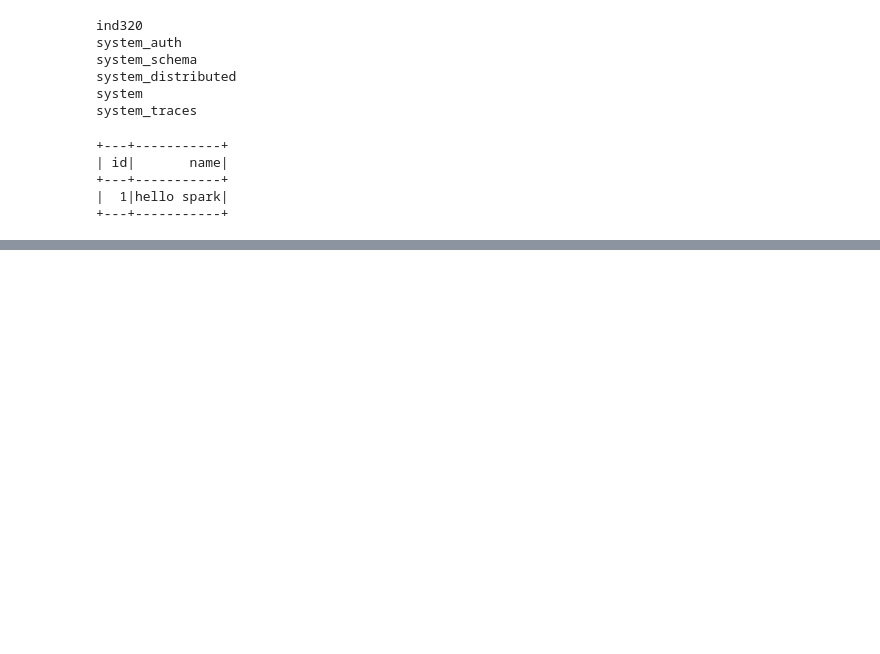
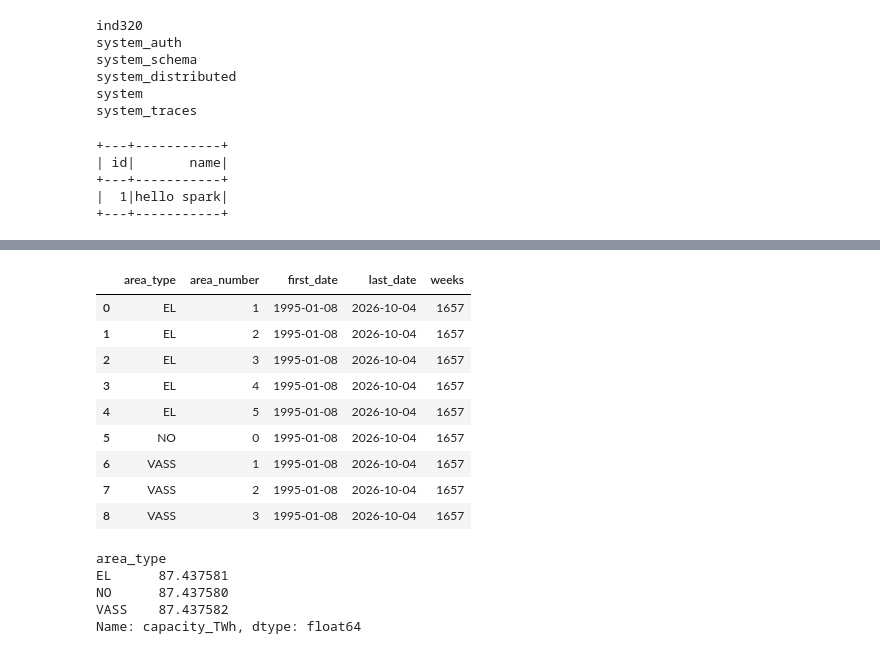
Before and after one commit to Andreolesen/AndreOlesen-IND320, a Jupyter notebook: ind320_part2.ipynb, the cells around one changed output, grey strips where cells are left out. Cells and saved outputs as stored; diff of their text form; code cells hidden in the pictures; blank space fills up the shorter version.

```diff
--- a/ind320_part2.ipynb
+++ b/ind320_part2.ipynb
@@ -61,0 +118,30 @@ spark.read.format("org.apache.spark.sql.cassandra").\
+# %%
+# Which areas actually have data, and for which period?
+# Compare with the area list from HentOmråder above (which lists 4 VASS areas)
+coverage = (
+    df_all.groupby(["area_type", "area_number"])["date"]
+    .agg(first_date="min", last_date="max", weeks="count")
+    .reset_index()
+)
+coverage
+# %% [output]
+|  | area_type | area_number | first_date | last_date | weeks |
+| 0 | EL | 1 | 1995-01-08 | 2026-10-04 | 1657 |
+| 1 | EL | 2 | 1995-01-08 | 2026-10-04 | 1657 |
+| 2 | EL | 3 | 1995-01-08 | 2026-10-04 | 1657 |
+| 3 | EL | 4 | 1995-01-08 | 2026-10-04 | 1657 |
+| 4 | EL | 5 | 1995-01-08 | 2026-10-04 | 1657 |
+| 5 | NO | 0 | 1995-01-08 | 2026-10-04 | 1657 |
+| 6 | VASS | 1 | 1995-01-08 | 2026-10-04 | 1657 |
+| 7 | VASS | 2 | 1995-01-08 | 2026-10-04 | 1657 |
+| 8 | VASS | 3 | 1995-01-08 | 2026-10-04 | 1657 |
+# %%
+# Check: do the areas within each type add up to the national capacity?
+latest = df_all[df_all["date"] == df_all["date"].max()]
+latest.groupby("area_type")["capacity_TWh"].sum()
+# %% [output]
+area_type
+EL      87.437581
+NO      87.437580
+VASS    87.437582
+Name: capacity_TWh, dtype: float64
```
Also changed, not shown: parts of 13 cells of this notebook.
